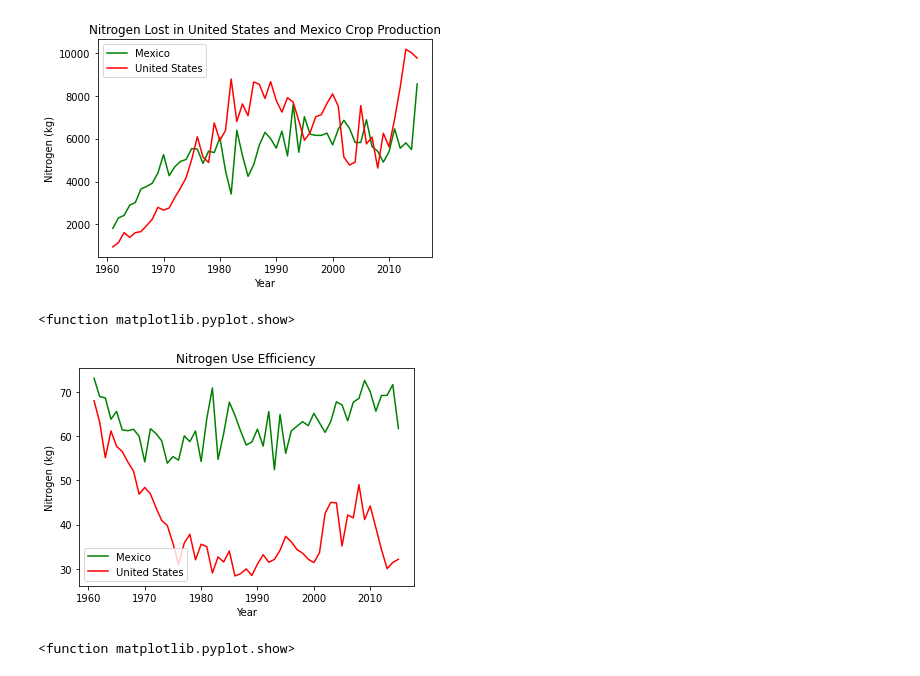
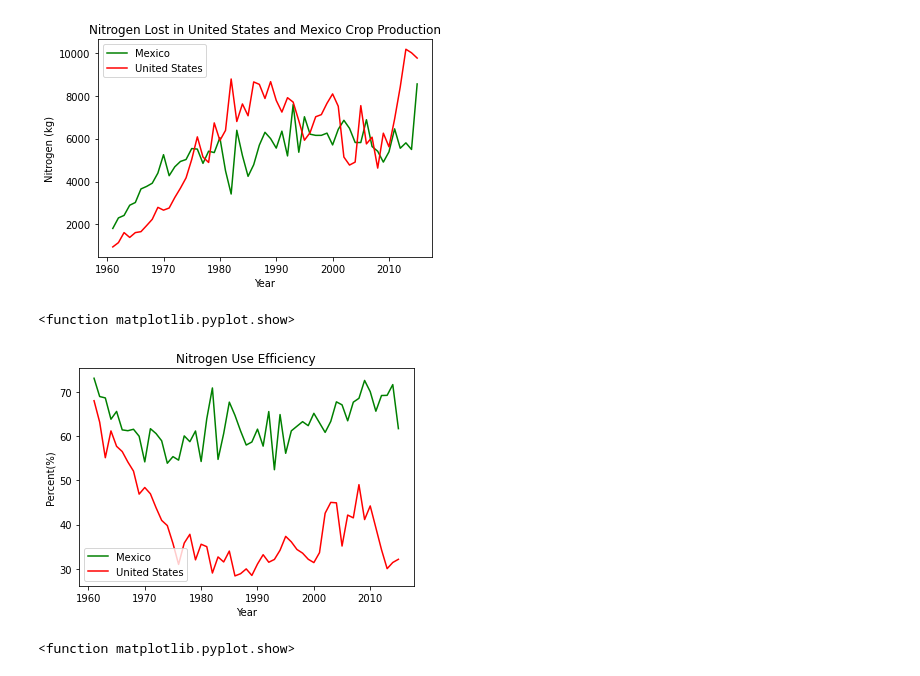
Before and after one commit to jfernandez37/495Project, a Jupyter notebook: Directed_consulting_495.ipynb, the cells around one changed output. Saved outputs shown, nothing was run; the diff lists cells and outputs as text; code cells hidden in the pictures.

```diff
--- a/Directed_consulting_495.ipynb
+++ b/Directed_consulting_495.ipynb
@@ -446,19 +446,19 @@ plt.show
 # %%
 y=NUEMex
 x=np.arange(1961,2016)
 plt.plot(x,y,color="green", label='Mexico')
 plt.show
 y=NUEUS
 x=np.arange(1961,2016)
 plt.title("Nitrogen Use Efficiency")
 plt.xlabel("Year")
-plt.ylabel("Nitrogen (kg)")
+plt.ylabel("Percent(%)")
 plt.plot(x,y,color="red",label='United States')
 plt.legend(['Mexico', 'United States'])
 plt.show
 # %% [output]
 <function matplotlib.pyplot.show>
-[figure, old version]
+[figure, new version]
 # %%
 y=aggNetMex
 x=np.arange(1986,2016)
```
Also changed, not shown: parts of 1 cell of this notebook.
